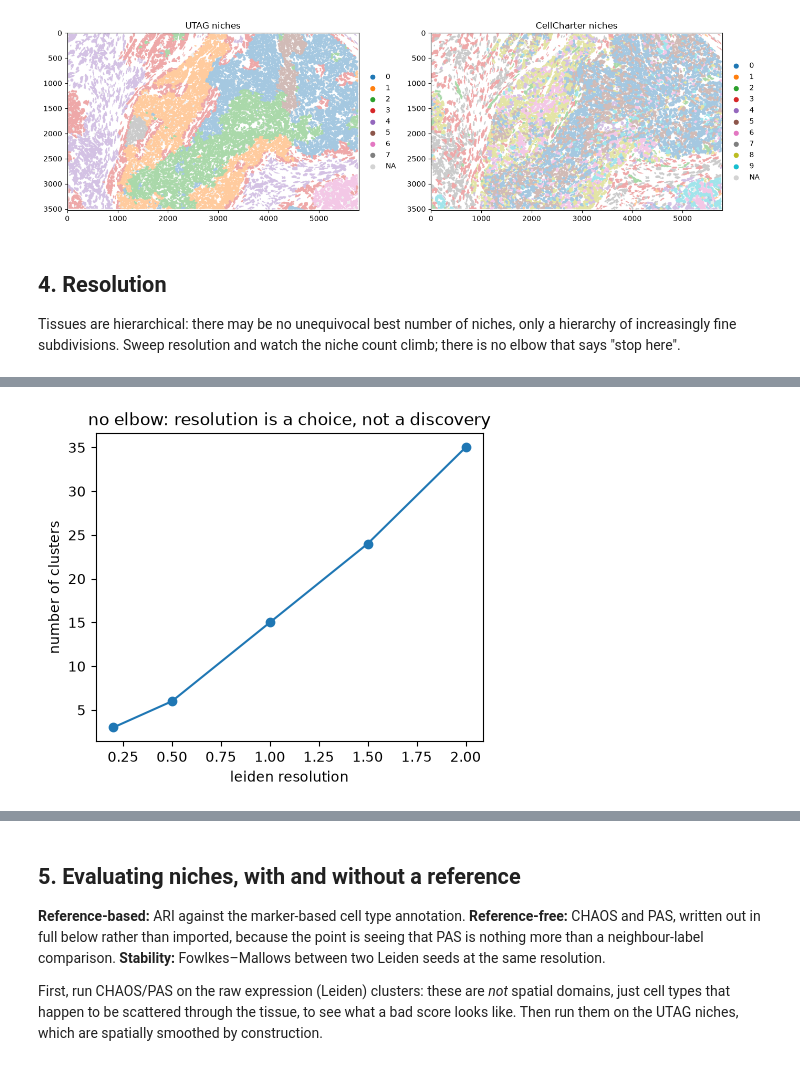
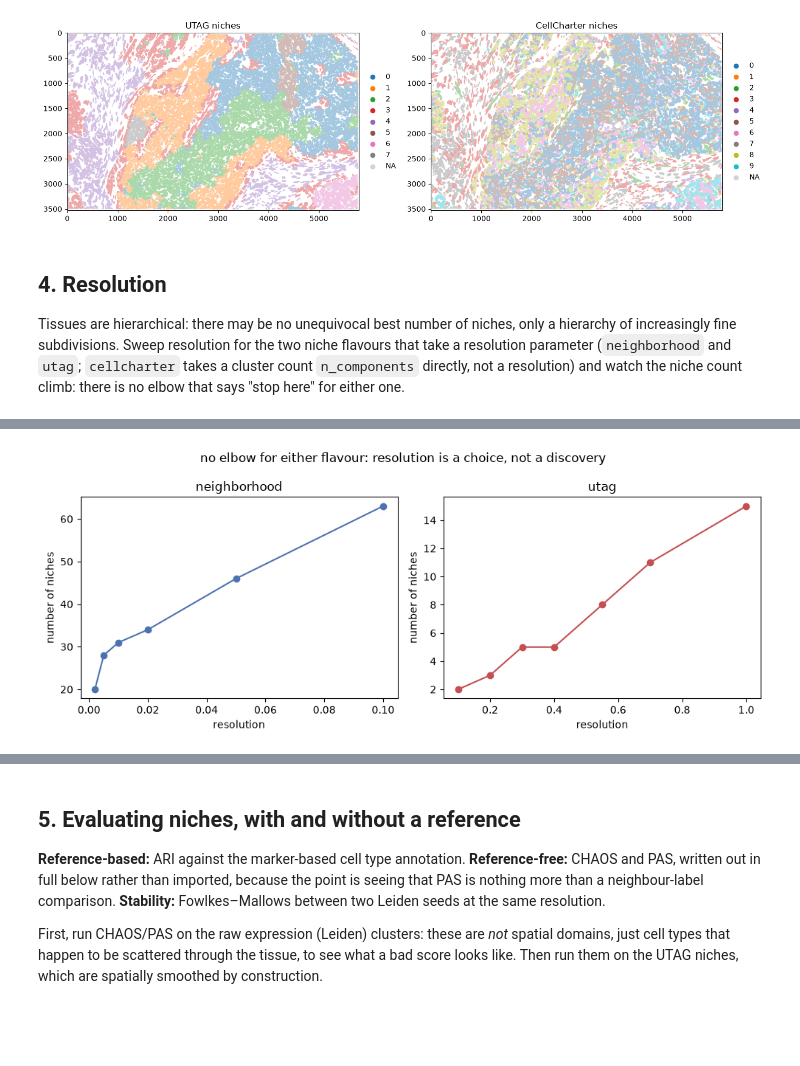
Before and after one commit to scverse/2026_09_workshop_physalia, a Jupyter notebook: notebooks/day_3/nb1_niches_and_clustering.ipynb, the cells around one changed output, grey strips where cells are left out. Drawn from its saved outputs; the diff is of its cells as text; code cells hidden in the pictures; blank space fills up the shorter version.

```diff
--- a/notebooks/day_3/nb1_niches_and_clustering.ipynb
+++ b/notebooks/day_3/nb1_niches_and_clustering.ipynb
@@ -289,23 +289,35 @@ plt.tight_layout()
 ## 4. Resolution
 
 Tissues are hierarchical: there may be no unequivocal best number of niches, only a
-hierarchy of increasingly fine subdivisions. Sweep resolution and watch the niche count
-climb; there is no elbow that says "stop here".
+hierarchy of increasingly fine subdivisions. Sweep resolution for the two niche flavours
+that take a resolution parameter (`neighborhood` and `utag`; `cellcharter` takes a cluster
+count `n_components` directly, not a resolution) and watch the niche count climb: there is
+no elbow that says "stop here" for either one.
 # %%
-resolutions = [0.2, 0.5, 1.0, 1.5, 2.0]
-n_clusters = []
-for res in resolutions:
+neighborhood_resolutions = [0.002, 0.005, 0.01, 0.02, 0.05, 0.1]
+neighborhood_n_niches = []
+for res in neighborhood_resolutions:
     a = adata.copy()
-    sc.pp.scale(a, max_value=10)
-    sc.pp.pca(a, n_comps=50)
-    sc.pp.neighbors(a)
-    sc.tl.leiden(a, resolution=res, flavor="igraph", n_iterations=2, random_state=0)
-    n_clusters.append(a.obs["leiden"].nunique())
+    sq.gr.calculate_niche(a, flavor="neighborhood", groups="leiden", n_neighbors=15, resolutions=res)
+    neighborhood_n_niches.append(a.obs[f"nhood_niche_res={res}"].nunique())
 
-fig, ax = plt.subplots(figsize=(5, 4))
-ax.plot(resolutions, n_clusters, marker="o")
-ax.set_xlabel("leiden resolution")
-ax.set_ylabel("number of clusters")
-ax.set_title("no elbow: resolution is a choice, not a discovery")
+utag_resolutions = [0.1, 0.2, 0.3, 0.4, 0.55, 0.7, 1.0]
+utag_n_niches = []
+for res in utag_resolutions:
+    a = adata.copy()
+    sq.gr.calculate_niche(a, flavor="utag", n_neighbors=15, resolutions=res)
+    utag_n_niches.append(a.obs[f"utag_niche_res={res}"].nunique())
+
+fig, axes = plt.subplots(1, 2, figsize=(10, 4))
+axes[0].plot(neighborhood_resolutions, neighborhood_n_niches, marker="o", color="#4C72B0")
+axes[0].set_xlabel("resolution"); axes[0].set_ylabel("number of niches")
+axes[0].set_title("neighborhood")
+
+axes[1].plot(utag_resolutions, utag_n_niches, marker="o", color="#C44E52")
+axes[1].set_xlabel("resolution"); axes[1].set_ylabel("number of niches")
+axes[1].set_title("utag")
+
+fig.suptitle('no elbow for either flavour: resolution is a choice, not a discovery')
+plt.tight_layout()
 plt.show()
 # %% [output]
@@ -312 +333 @@ plt.show()
-[figure, old version]
+[figure, new version]
```
Also changed, not shown: parts of 4 cells of this notebook, 4 other files.
